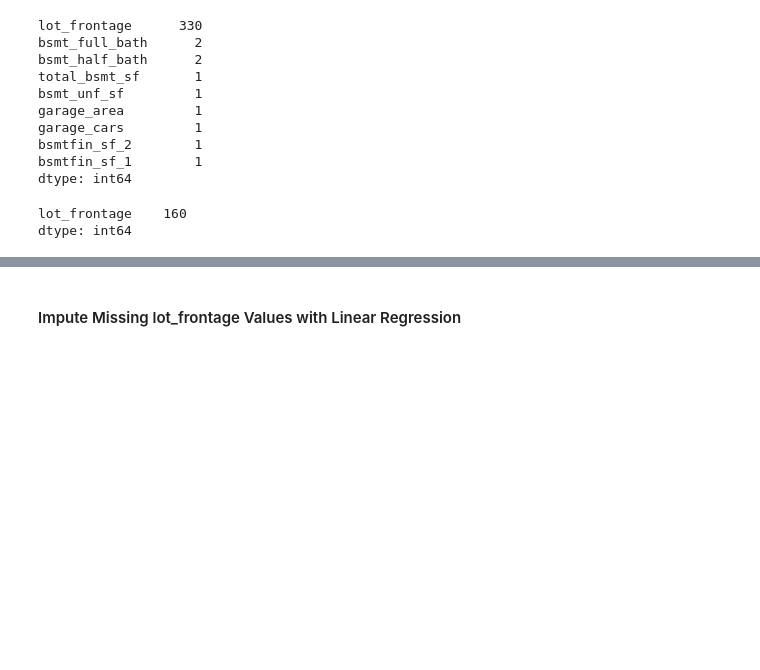
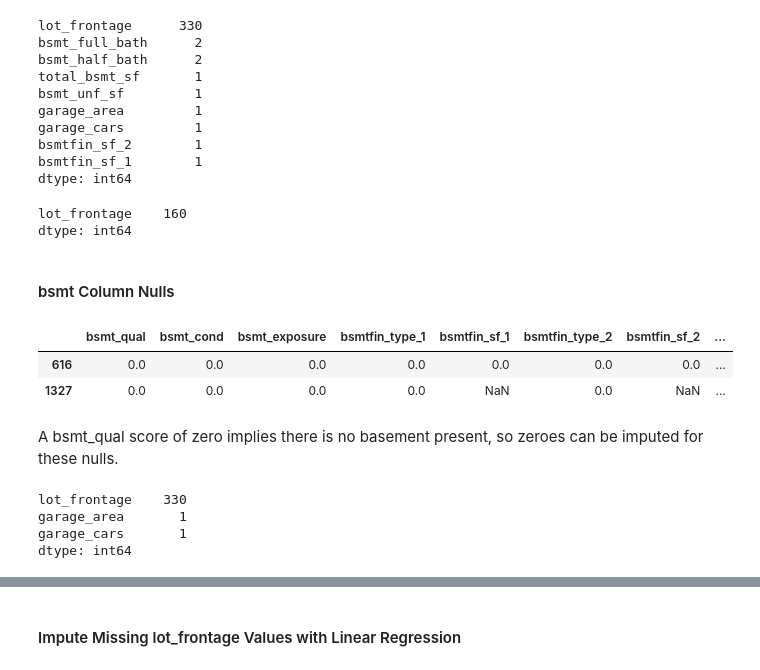
Before and after one commit to kevinacrystal/Regression_Price_Prediction, a Jupyter notebook: code/01_EDA_and_Cleaning.ipynb, the cells around one changed output, grey strips where cells are left out. Saved outputs shown, nothing was run; the diff lists cells and outputs as text; code cells hidden in the pictures; blank space fills up the shorter version.

```diff
--- a/code/01_EDA_and_Cleaning.ipynb
+++ b/code/01_EDA_and_Cleaning.ipynb
@@ -6,5 +6,4 @@ import numpy as np
 import matplotlib.pyplot as plt
 import seaborn as sns
 %matplotlib inline
-pd.set_option('display.max_columns', 90)
 # %% [markdown]
@@ -347,3 +366,15 @@ check_nulls(holdout)
 # %% [output]
 lot_frontage    160
 dtype: int64
+# %% [markdown]
+#### bsmt Column Nulls
+# %%
+# locate the basement features and rows that have null values
+bsmt_cols = df[[col for col in df.columns if 'bsmt' in col]]
+bsmt_cols[df.bsmt_full_bath.isnull() > 0]
+# %% [output]
+|  | bsmt_qual | bsmt_cond | bsmt_exposure | bsmtfin_type_1 | bsmtfin_sf_1 | bsmtfin_type_2 | bsmtfin_sf_2 | ... |
+| 616 | 0.0 | 0.0 | 0.0 | 0.0 | 0.0 | 0.0 | 0.0 | ... |
+| 1327 | 0.0 | 0.0 | 0.0 | 0.0 | NaN | 0.0 | NaN | ... |
+# %% [markdown]
+A bsmt_qual score of zero implies there is no basement present, so zeroes can be imputed for these nulls.
@@ -349,0 +383,7 @@ dtype: int64
+# %%
+check_nulls(df)
+# %% [output]
+lot_frontage    330
+garage_area       1
+garage_cars       1
+dtype: int64
```
Also changed, not shown: parts of 55 cells of this notebook.
